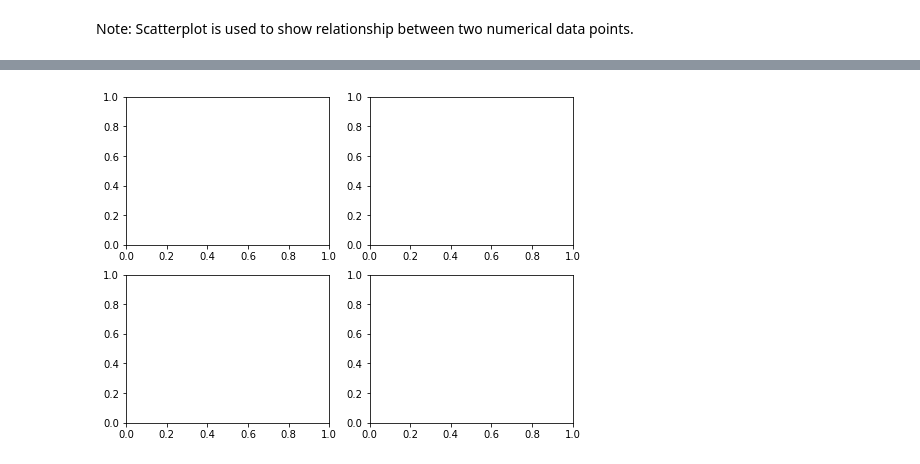
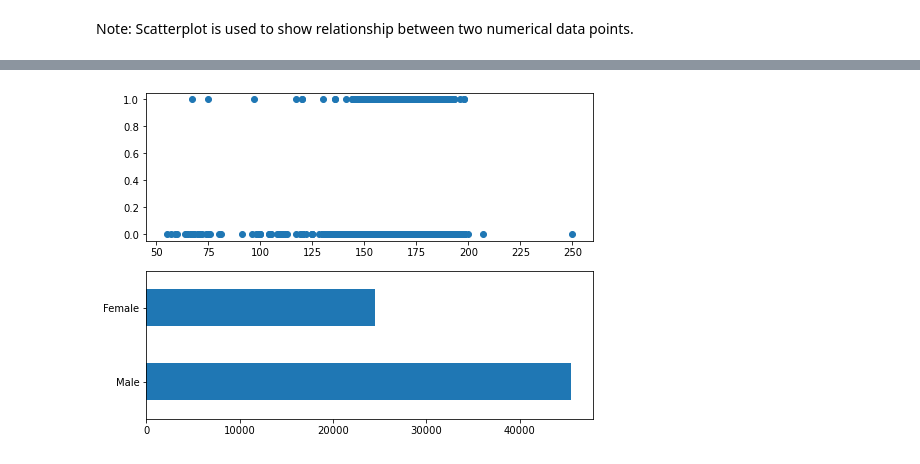
Before and after one commit to JudsonMorgan/Python-for-Data-Analyst, a Jupyter notebook: Data-visualization.ipynb, the cells around one changed output, grey strips where cells are left out. Drawn from its saved outputs; the diff is of its cells as text; code cells hidden in the pictures.

Commit message:
updated data viz notebook

```diff
--- a/Data-visualization.ipynb
+++ b/Data-visualization.ipynb
@@ -241,7 +251,11 @@ Note: Scatterplot is used to show relationship between two numerical data points
 # %%
 ### Object oriented matplotlib
 
-fig , ((ax0, ax1), (ax2, ax3)) = plt.subplots(ncols=2, nrows = 2, figsize=(8,6))
+fig , (ax0, ax1) = plt.subplots(ncols=1, nrows = 2, figsize=(8,6))
+
+ax0.scatter(x=data['height'], y = data['smoke'])
+ax1 = data['gender'].value_counts().plot(kind='barh')
+
 plt.show()
 # %% [output]
-[figure, old version]
+[figure, new version]
```
Also changed, not shown: parts of 28 cells of this notebook.
